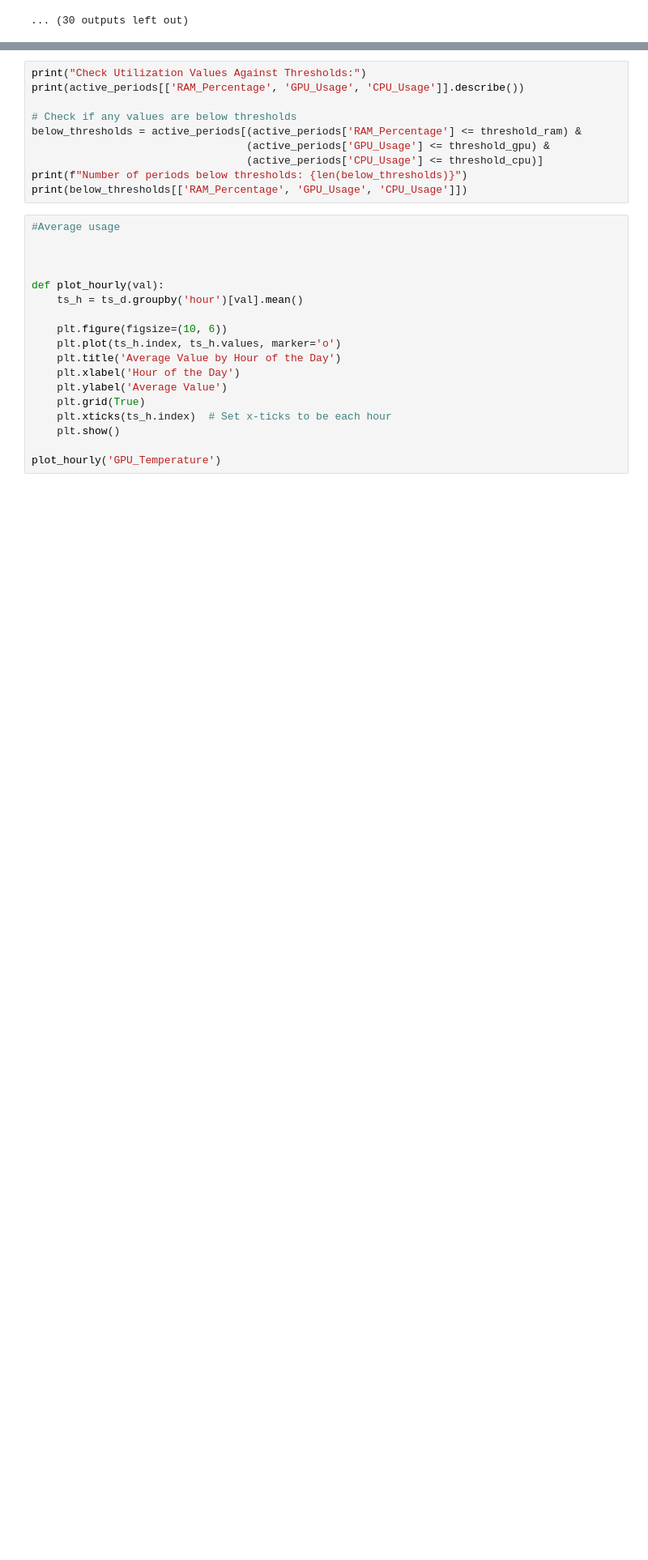
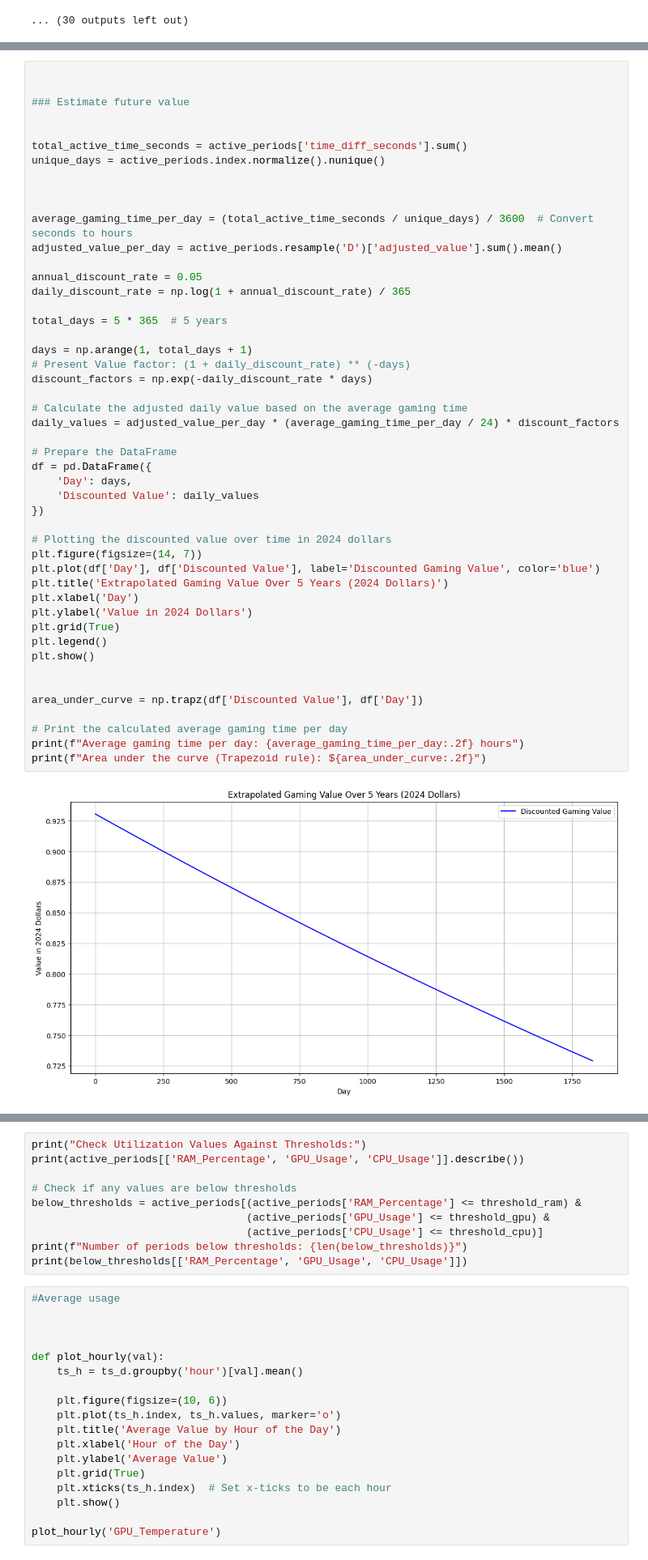
Before and after one commit to AliAbidi555/gpu_logging_project, a Jupyter notebook: analyze_data.ipynb, the cells around one changed output, grey strips where cells are left out. Shown at 81% size. Saved outputs shown, nothing was run; the diff lists cells and outputs as text; blank space fills up the shorter version.

```diff
--- a/analyze_data.ipynb
+++ b/analyze_data.ipynb
@@ -233,0 +239,50 @@ See the caveats in the documentation: https://pandas.pydata.org/pandas-docs/stab
+# %%
+
+
+### Estimate future value
+
+
+total_active_time_seconds = active_periods['time_diff_seconds'].sum()
+unique_days = active_periods.index.normalize().nunique()
+
+
+
+average_gaming_time_per_day = (total_active_time_seconds / unique_days) / 3600  # Convert seconds to hours
+adjusted_value_per_day = active_periods.resample('D')['adjusted_value'].sum().mean()
+
+annual_discount_rate = 0.05
+daily_discount_rate = np.log(1 + annual_discount_rate) / 365
+
+total_days = 5 * 365  # 5 years
+
+days = np.arange(1, total_days + 1)
+# Present Value factor: (1 + daily_discount_rate) ** (-days)
+discount_factors = np.exp(-daily_discount_rate * days)
+
+# Calculate the adjusted daily value based on the average gaming time
+daily_values = adjusted_value_per_day * (average_gaming_time_per_day / 24) * discount_factors
+
+# Prepare the DataFrame
+df = pd.DataFrame({
+    'Day': days,
+    'Discounted Value': daily_values
+})
+
+# Plotting the discounted value over time in 2024 dollars
+plt.figure(figsize=(14, 7))
+plt.plot(df['Day'], df['Discounted Value'], label='Discounted Gaming Value', color='blue')
+plt.title('Extrapolated Gaming Value Over 5 Years (2024 Dollars)')
+plt.xlabel('Day')
+plt.ylabel('Value in 2024 Dollars')
+plt.grid(True)
+plt.legend()
+plt.show()
+
+
+area_under_curve = np.trapz(df['Discounted Value'], df['Day'])
+
+# Print the calculated average gaming time per day
+print(f"Average gaming time per day: {average_gaming_time_per_day:.2f} hours")
+print(f"Area under the curve (Trapezoid rule): ${area_under_curve:.2f}")
+# %% [output]
+[figure, added]
```
Also changed, not shown: parts of 9 cells of this notebook, 1 other file.
